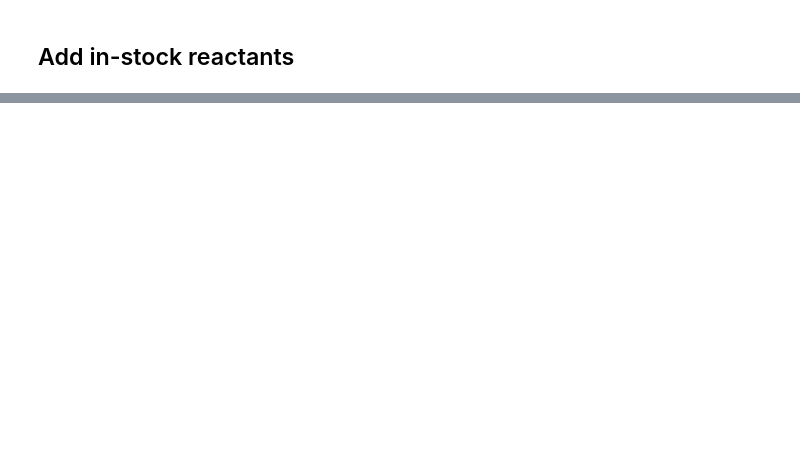
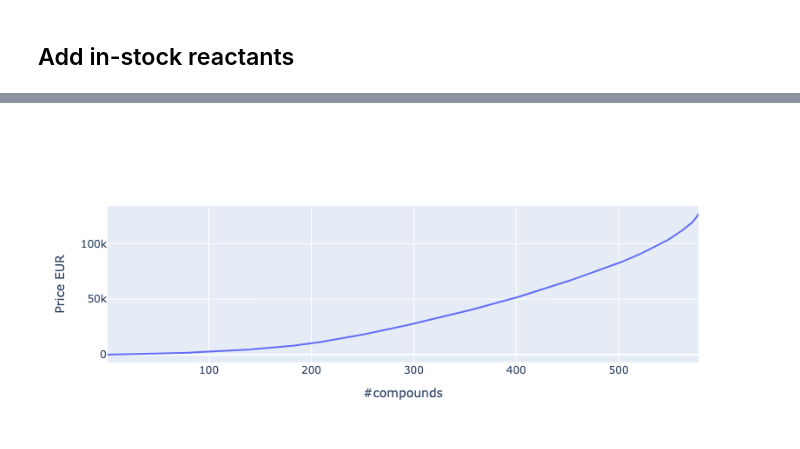
Before and after one commit to xchem/openbind-hippo, a Jupyter notebook: a71ev2a/c01i_rgen_prep.ipynb, the cells around one changed output, grey strips where cells are left out. Drawn from its saved outputs; the diff is of its cells as text; code cells hidden in the pictures; blank space fills up the shorter version.

```diff
--- a/a71ev2a/c01i_rgen_prep.ipynb
+++ b/a71ev2a/c01i_rgen_prep.ipynb
@@ -171,2 +207,5 @@ mrich.success("Done")
 # %% [markdown]
 ## Add in-stock reactants
+# %%
+df = pd.read_csv("cycle_01/rgen/a71ev2a_c1_scaffolds_recipes/Recipe_1GB7RAD_reactants.csv")
+df
@@ -172,0 +260,13 @@ mrich.success("Done")
+# %%
+sql = f"""
+SELECT route_id FROM quote
+INNER JOIN reactant ON reactant_compound = quote_compound
+INNER JOIN reaction ON reactant_reaction = reaction_id
+INNER JOIN route ON route_product = reaction_product
+WHERE quote_supplier = 'Stock'
+AND route_product NOT IN {scaffold_chemsample_recipe.product_compounds.str_ids}
+"""
+c = animal.db.execute(sql)
+cheap_routes = hippo.RouteSet.from_ids(animal.db, [i for i, in c])
+cheap_routes = cheap_routes.prune_unavailable(["Enamine", "Stock"])
+cheap_routes
@@ -172,0 +281,3 @@ mrich.success("Done")
+# %%
+route = list(cheap_routes.routes)[0]
+route, route.price
@@ -172,0 +286,11 @@ mrich.success("Done")
+# %%
+data = []
+for route in mrich.track(cheap_routes):
+    data.append(dict(
+        product_id=route.product.id,
+        route_id=route.id,
+        # chemistry=route.reactions.types[0],
+        price=route.price.amount
+    ))
+df = pd.DataFrame(data)
+df
@@ -172,0 +322,14 @@ mrich.success("Done")
+# %%
+counts = []
+prices = []
+total = 0
+for i,row in df.sort_values("price").iterrows():
+    counts.append(len(counts)+1)
+    total += row["price"]
+    prices.append(total)
+
+fig = go.Figure()
+fig.add_trace(go.Scatter(x=counts, y=prices))
+fig.update_layout(xaxis_title="#compounds", yaxis_title="Price EUR")
+# %% [output]
+[figure, added]
```
Also changed, not shown: parts of 50 cells of this notebook, 13 other files.
